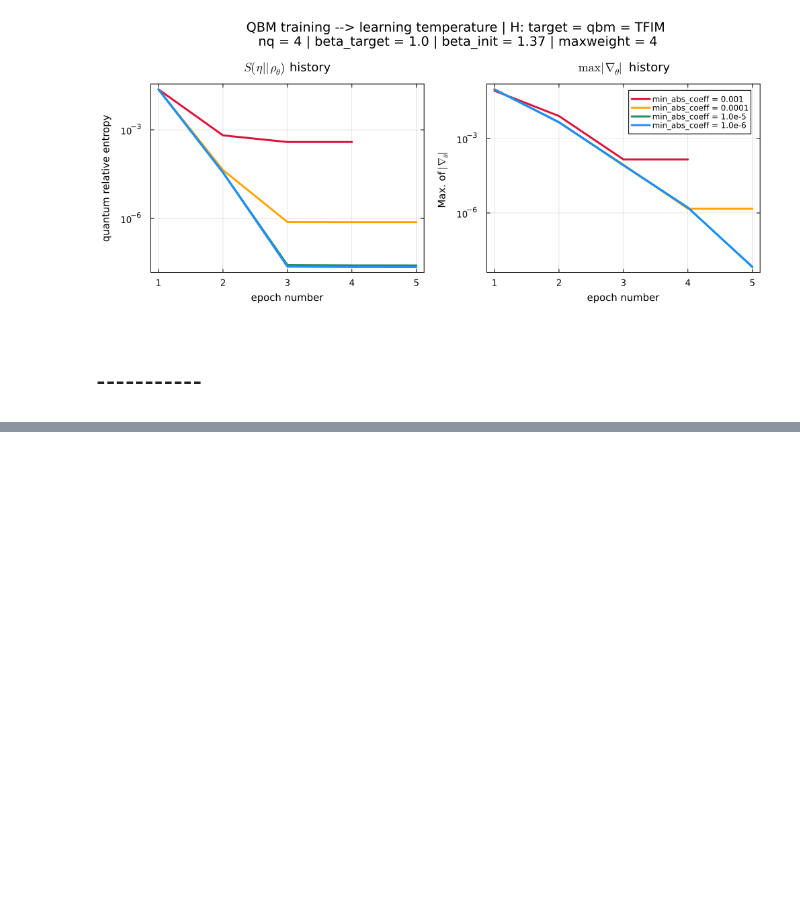
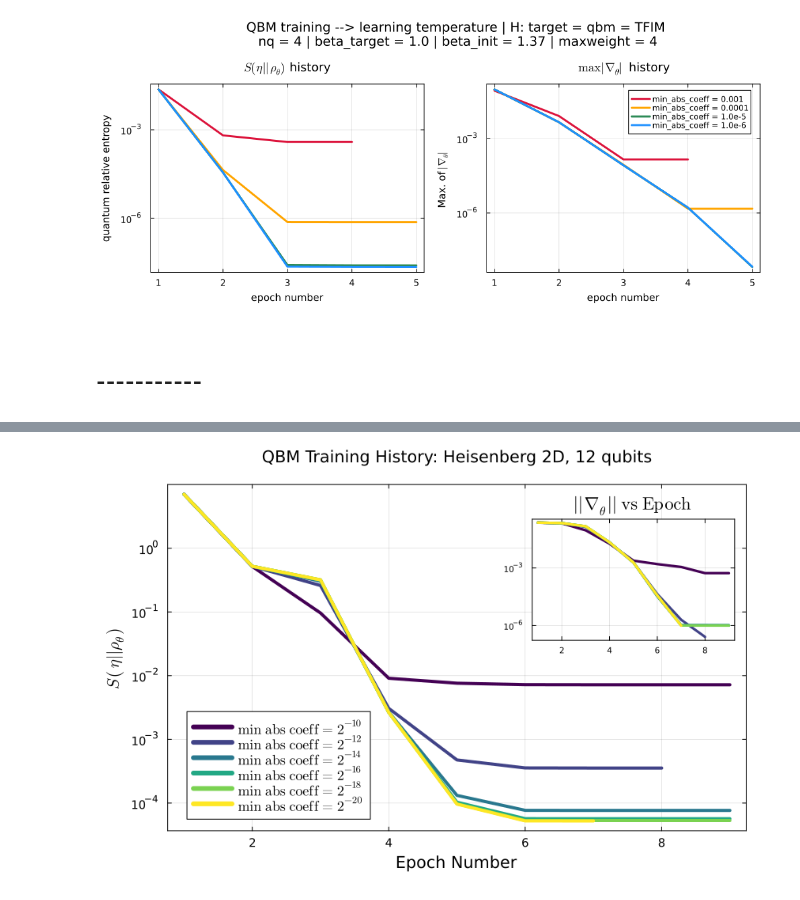
Before and after one commit to Michele-Minervini/PauliSampling.jl, a Jupyter notebook: numerics/quantumboltzmannmachines/coefficient_truncation/L-BFGS.ipynb, the cells around one changed output, grey strips where cells are left out. Cells and saved outputs as stored; diff of their text form; code cells hidden in the pictures; blank space fills up the shorter version.

Commit message:
new functionalities and structure of the code

```diff
--- a/numerics/quantumboltzmannmachines/coefficient_truncation/L-BFGS.ipynb
+++ b/numerics/quantumboltzmannmachines/coefficient_truncation/L-BFGS.ipynb
@@ -42,7 +42,8 @@ function grad_fun!(g, coeffs, H, target_eta_matrix,
     circuit, theta = paulistringtocircuit(H)
     rho = makethermalstate(nq, circuit, theta, num_layers;
                            max_weight=max_weight,
-                           min_abs_coeff=min_abs_coeff)
+                           min_abs_coeff=min_abs_coeff,
+                           optimize_for_z_basis=false)
 
     grads = computegradients(H, target_eta_matrix, rho)
 
@@ -82,8 +92,8 @@ target_eta_matrix, target_probs = makethermalstate_matrix(target_H_matrix, targe
 # %%
 beta = rand(rng, Uniform(1, 10))
 params = params_target
-qbm_H_paulis = makehamiltonian(params; connectivity=:nearest, periodic=false) * beta;
+qbm_H_paulis = makehamiltonian(params, lat_2d; connectivity=:nearest, periodic=false) * beta;
 # %%
-num_layers_qbm = 10000
-max_weight_qbm = nq
-min_abs_coeff_qbm = 1e-10;
+num_layers_qbm = 10*nq
+max_weight_qbm = 4
+min_abs_coeff_qbm = 1e-4;
@@ -96,8 +129,8 @@ opt = Optim.Options(
     allow_f_increases = false,
     store_trace = true,
     extended_trace = true,
-    g_tol = 1e-6,       # Stop if gradient is smaller than 0.0001
-    f_tol = 1e-7,       # Stop if loss improves by less than 1e-9
+    g_tol = 1e-5,       # Stop if gradient is smaller than 0.0001
+    f_tol = 1e-5,       # Stop if loss improves by less than 1e-9
 )
 
 result = optimize(
@@ -1291,0 +1379,67 @@ display(combined)
+# %%
+# 1. Load Data
+filename = "/Users/micheleminervini/Desktop/PauliSampling.jl/numerics/quantumboltzmannmachines/data/learn_temperature/qbm_optimization_N12_20260127_185450.json"
+all_results = JSON3.read(open(filename, "r"))
+
+runs = all_results["runs"]
+meta = all_results["metadata"]
+
+# 2. Define a Dynamic Gradient
+num_runs = length(runs)
+line_colors = palette(:viridis, num_runs) # This is your list of colors
+
+# 3. Main Plot (Cost Function History)
+p_main = plot(
+    yaxis = :log10,
+    xlabel = "Epoch Number",
+    ylabel = L"S\,\left(\eta || \rho\!_\theta\right)",
+    title = "QBM Training History: Heisenberg 2D, 12 qubits",
+    lw = 2.5,
+    size = (850, 550),
+    legend = :bottomleft,
+    legendfontsize = 12,
+    guidefont = font(14),  # Sets size for both xlabel and ylabel
+    tickfont = font(10),
+    framestyle = :box,
+    margin = 5mm,
+)
+
+# 3. Create Inset for Gradient Norm
+plot!(p_main,
+    inset = (1, bbox(0.63, 0.55, 0.35, 0.35, :bottom, :left)),
+    subplot = 2,
+    yaxis = :log10,
+    # xlabel = "Epoch",
+    # ylabel = L"||\nabla_\theta||",
+    title = L"||\!\nabla_\theta\,|| \mathrm{vs \ Epoch}",
+    titlefont = font(15),
+    guidefont = font(8),
+    tickfont = font(7),
+    legend = false,
+    framestyle = :box,
+    grid = true
+)
+
+# 4. Populate Plot with Saved Traces
+for (i, run) in enumerate(runs)
+
+    exponent = Int(round(log2(run["min_abs_coeff"])))
+    lbl = L"\mathrm{min \ abs \ coeff =} 2^{%$(exponent)}"
+
+    # Subplot 1: Loss function
+    plot!(p_main, run["f_trace"],
+          subplot = 1,
+          color = line_colors[i], # Matches the dynamic palette variable
+          label = lbl,
+          lw = 4)
+
+    # Subplot 2: Gradient norm
+    plot!(p_main, run["g_norm_trace"],
+          subplot = 2,
+          color = line_colors[i], # Matches the dynamic palette variable
+          lw = 3.2)
+end
+
+display(p_main)
+# %% [output]
+[figure, added]
```
Also changed, not shown: parts of 15 cells of this notebook, 56 other files.
